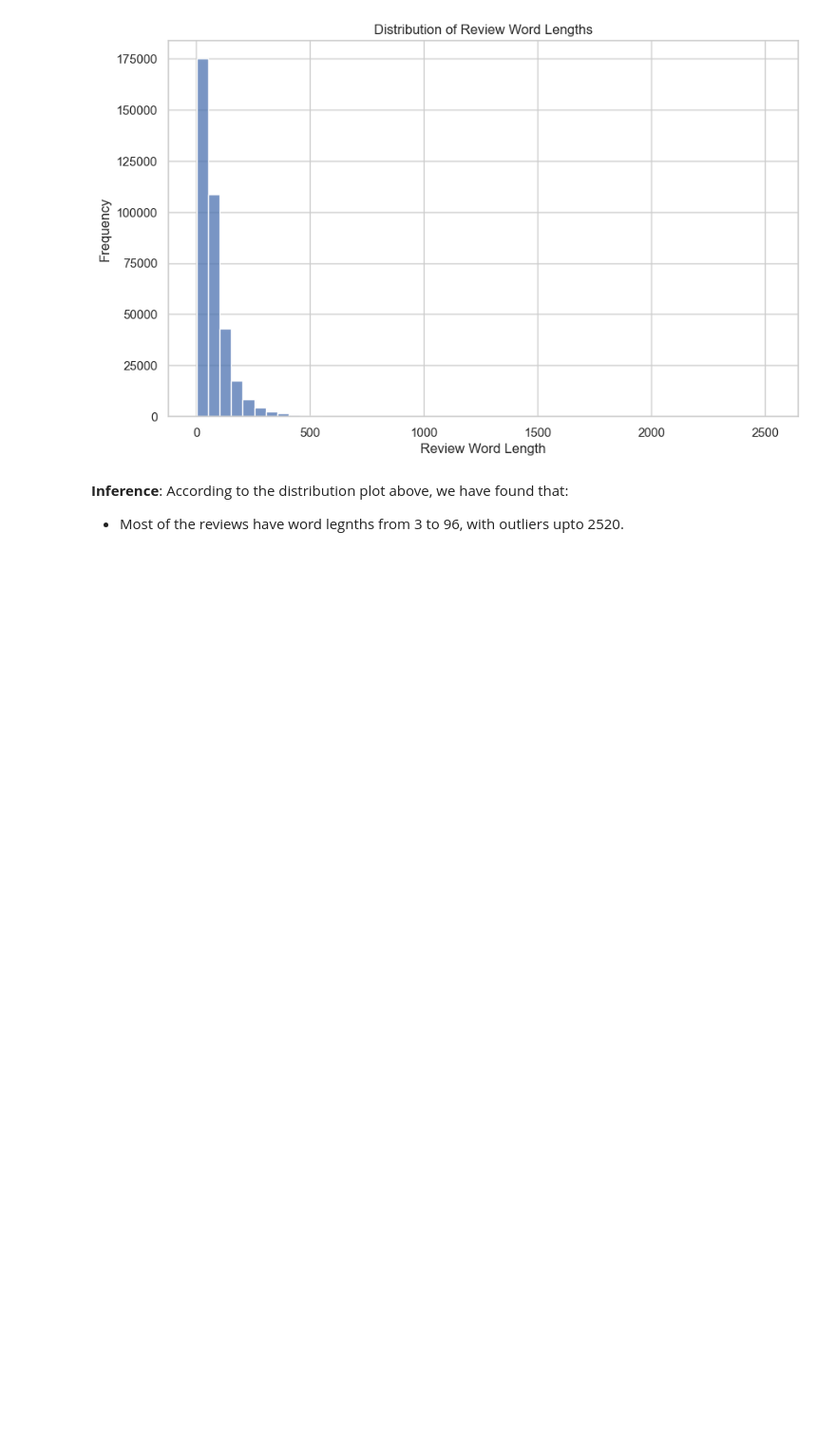
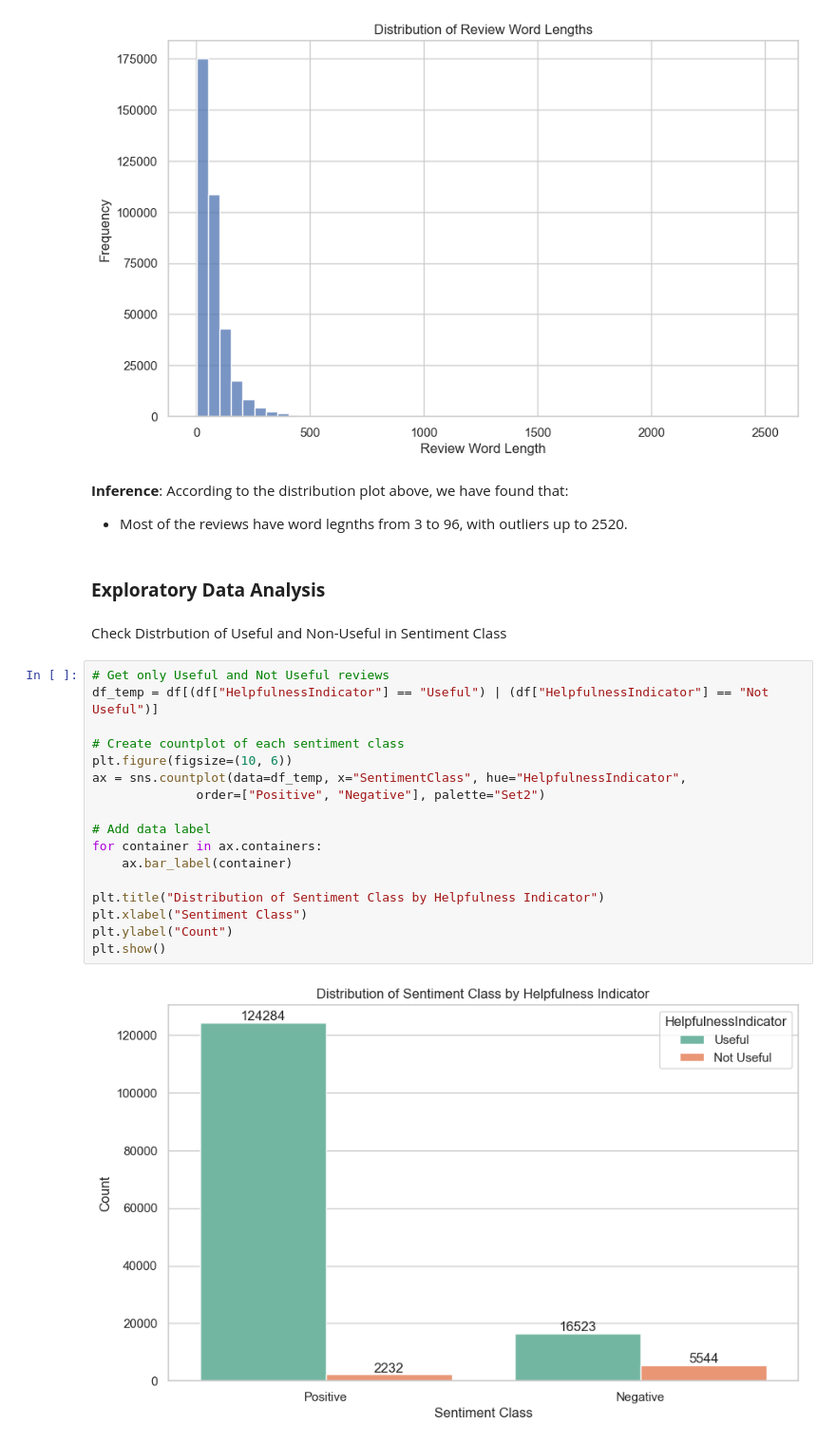
Before and after one commit to Youhorng/sentiment_analysis, a Jupyter notebook: notebook/data_preparation.ipynb, the cells around one changed output. Shown at 95% size. Cells and saved outputs as stored; diff of their text form; blank space fills up the shorter version.

```diff
--- a/notebook/data_preparation.ipynb
+++ b/notebook/data_preparation.ipynb
@@ -512,4 +523,27 @@ plt.show()
 # %% [markdown]
 **Inference**: According to the distribution plot above, we have found that:
 
-- Most of the reviews have word legnths from 3 to 96, with outliers upto 2520.
+- Most of the reviews have word legnths from 3 to 96, with outliers up to 2520.
+# %% [markdown]
+### **Exploratory Data Analysis**
+# %% [markdown]
+Check Distrbution of Useful and Non-Useful in Sentiment Class
+# %%
+# Get only Useful and Not Useful reviews
+df_temp = df[(df["HelpfulnessIndicator"] == "Useful") | (df["HelpfulnessIndicator"] == "Not Useful")]
+
+# Create countplot of each sentiment class
+plt.figure(figsize=(10, 6))
+ax = sns.countplot(data=df_temp, x="SentimentClass", hue="HelpfulnessIndicator",
+              order=["Positive", "Negative"], palette="Set2")
+
+# Add data label
+for container in ax.containers:
+    ax.bar_label(container)
+
+plt.title("Distribution of Sentiment Class by Helpfulness Indicator")
+plt.xlabel("Sentiment Class")
+plt.ylabel("Count")
+plt.show()
+# %% [output]
+[figure, added]
```
Also changed, not shown: parts of 24 cells of this notebook.
